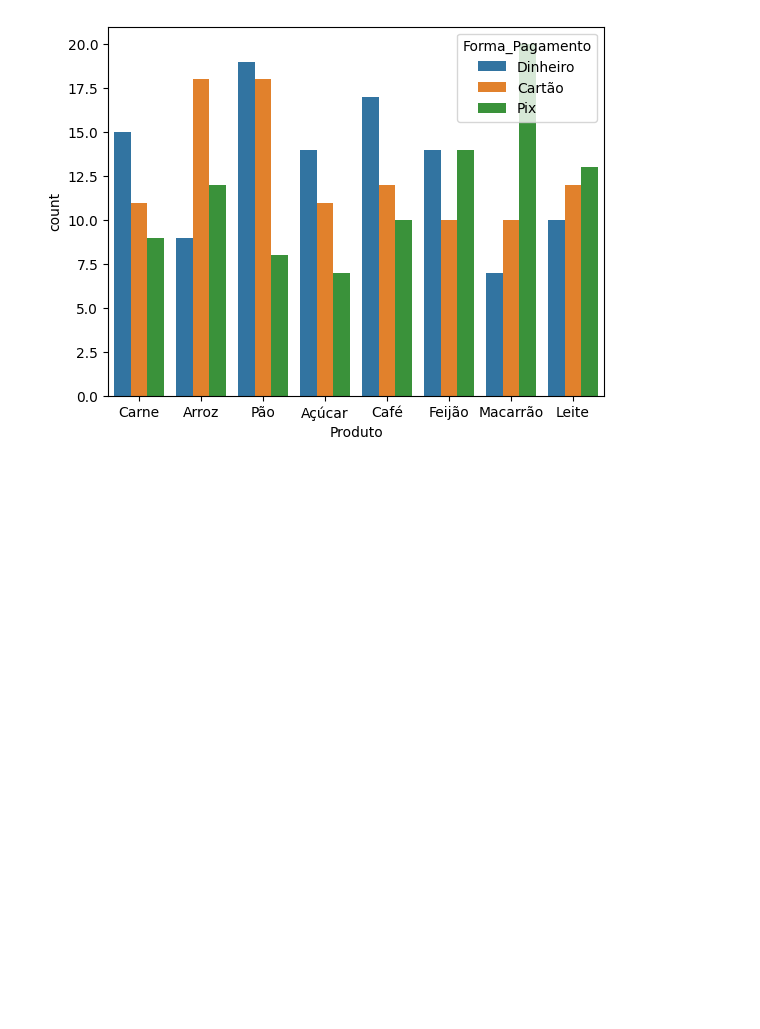
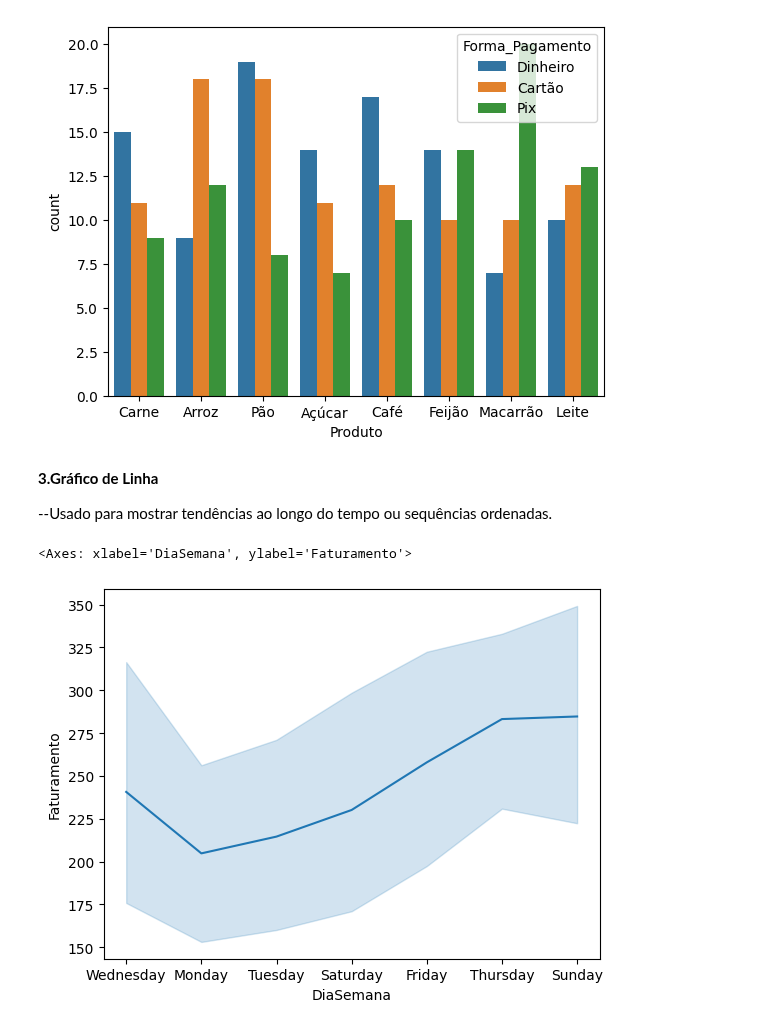
Before and after one commit to EduardaSantosDiniz/Atividade1-Java, a Jupyter notebook: PraticandoPythoni.ipynb, the cells around one changed output. Saved outputs shown, nothing was run; the diff lists cells and outputs as text; code cells hidden in the pictures; blank space fills up the shorter version.

```diff
--- a/PraticandoPythoni.ipynb
+++ b/PraticandoPythoni.ipynb
@@ -224,3 +226,12 @@ sns.countplot(x= df['Produto'], hue= df['Forma_Pagamento'])
 # %% [output]
 <Axes: xlabel='Produto', ylabel='count'>
 [figure]
+# %% [markdown]
+**3.Gráfico de Linha**
+
+--Usado para mostrar tendências ao longo do tempo ou sequências ordenadas.
+# %%
+sns.lineplot(x= df['DiaSemana'], y = df['Faturamento'])
+# %% [output]
+<Axes: xlabel='DiaSemana', ylabel='Faturamento'>
+[figure, added]
```
Also changed, not shown: parts of 15 cells of this notebook.
